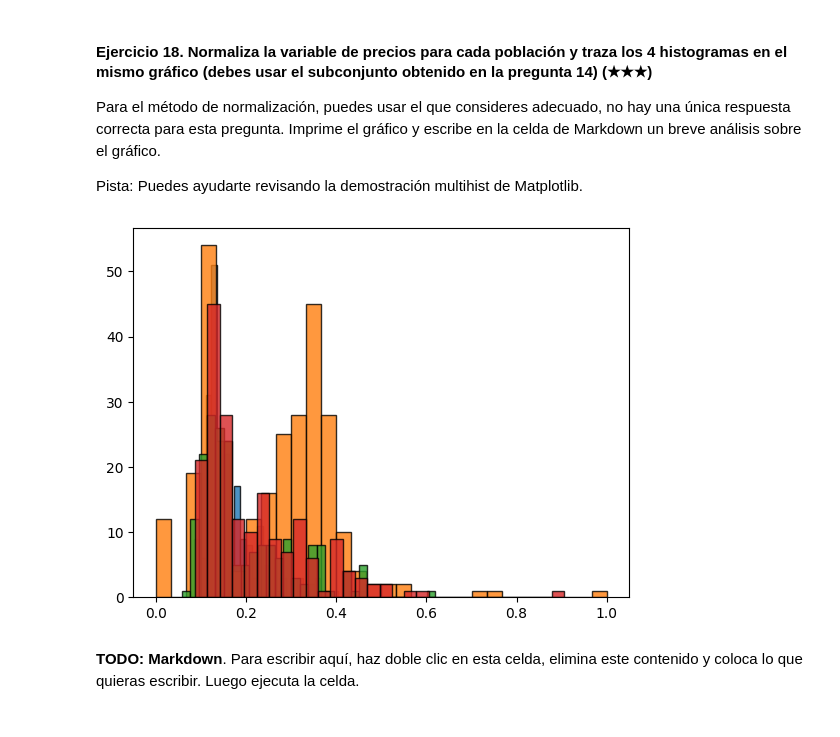
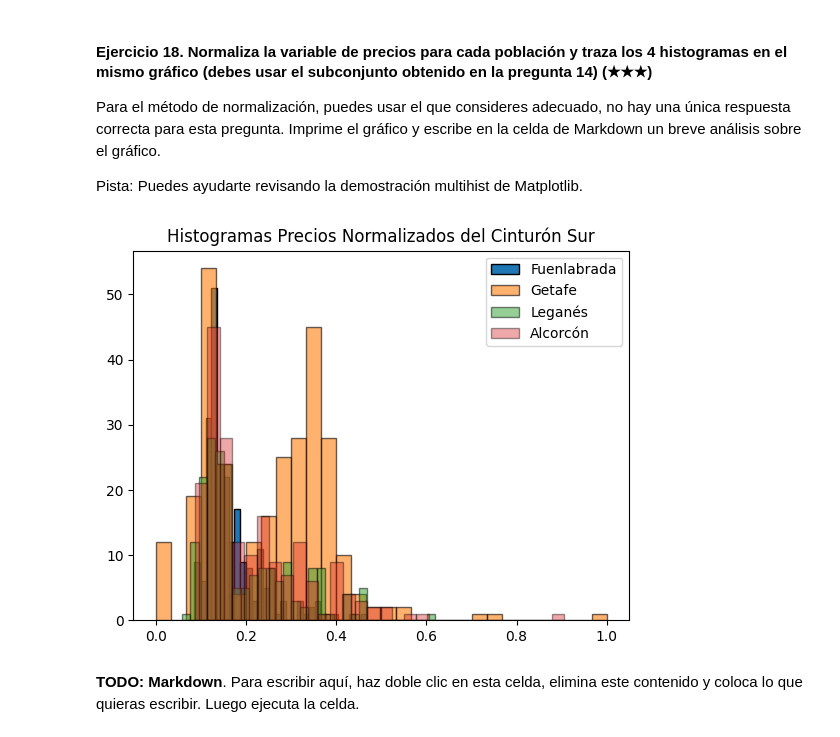
Before and after one commit to 4GeeksAcademy/realestate-datacleanup-exercise-curso, a Jupyter notebook: project.es.ipynb, the cells around one changed output. Saved outputs shown, nothing was run; the diff lists cells and outputs as text; code cells hidden in the pictures.

```diff
--- a/project.es.ipynb
+++ b/project.es.ipynb
@@ -385,25 +382,27 @@ Pista: Puedes ayudarte revisando la demostración multihist de Matplotlib.
 # %%
 # Normalizar precios para cada población
 
 from sklearn.preprocessing import MinMaxScaler
 
 scaler = MinMaxScaler()
 
 def NormalizedPrice(dataset):
     normalizeddataset = scaler.fit_transform(dataset[["price"]])
     return normalizeddataset
 
 cinturonsur["precio_normalizado"] = NormalizedPrice(cinturonsur)
 
 #Crear Histograma en el mismo grafico.
 
-plt.hist(cinturonsur[cinturonsur['level5'] == "Fuenlabrada"]["precio_normalizado"], ec="Black", alpha=0.8, bins=30)
-plt.hist(cinturonsur[cinturonsur['level5'] == "Getafe"]["precio_normalizado"], ec="black", alpha=0.8, bins=30)
-plt.hist(cinturonsur[cinturonsur['level5'] == "Leganés"]["precio_normalizado"], ec="black", alpha=0.8, bins=30)
-plt.hist(cinturonsur[cinturonsur['level5'] == "Alcorcón"]["precio_normalizado"], ec="black", alpha=0.8, bins=30)
+plt.hist(cinturonsur[cinturonsur['level5'] == "Fuenlabrada"]["precio_normalizado"], ec="Black", alpha=1, bins=30, label="Fuenlabrada")
+plt.hist(cinturonsur[cinturonsur['level5'] == "Getafe"]["precio_normalizado"], ec="black", alpha=0.6, bins=30, label="Getafe")
+plt.hist(cinturonsur[cinturonsur['level5'] == "Leganés"]["precio_normalizado"], ec="black", alpha=0.5, bins=30, label="Leganés")
+plt.hist(cinturonsur[cinturonsur['level5'] == "Alcorcón"]["precio_normalizado"], ec="black", alpha=0.4, bins=30, label="Alcorcón")
+plt.title("Histogramas Precios Normalizados del Cinturón Sur")
+plt.legend()
 plt.show()
 # %% [output]
-[figure, old version]
+[figure, new version]
 # %% [markdown]
 **TODO: Markdown**. Para escribir aquí, haz doble clic en esta celda, elimina este contenido y coloca lo que quieras escribir. Luego ejecuta la celda.
 # %% [markdown]
```
Also changed, not shown: parts of 9 cells of this notebook, 1 other file.
